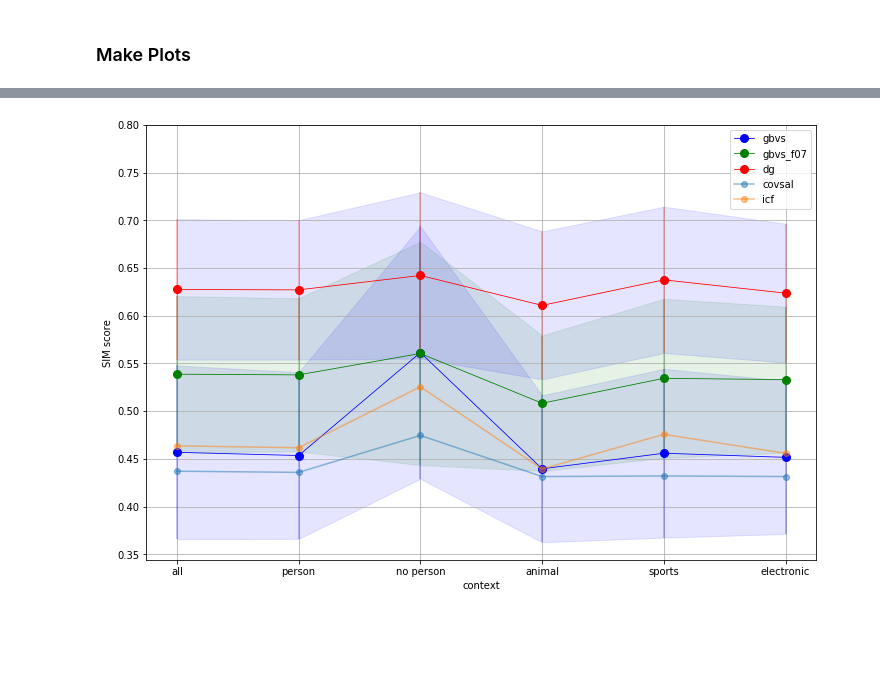
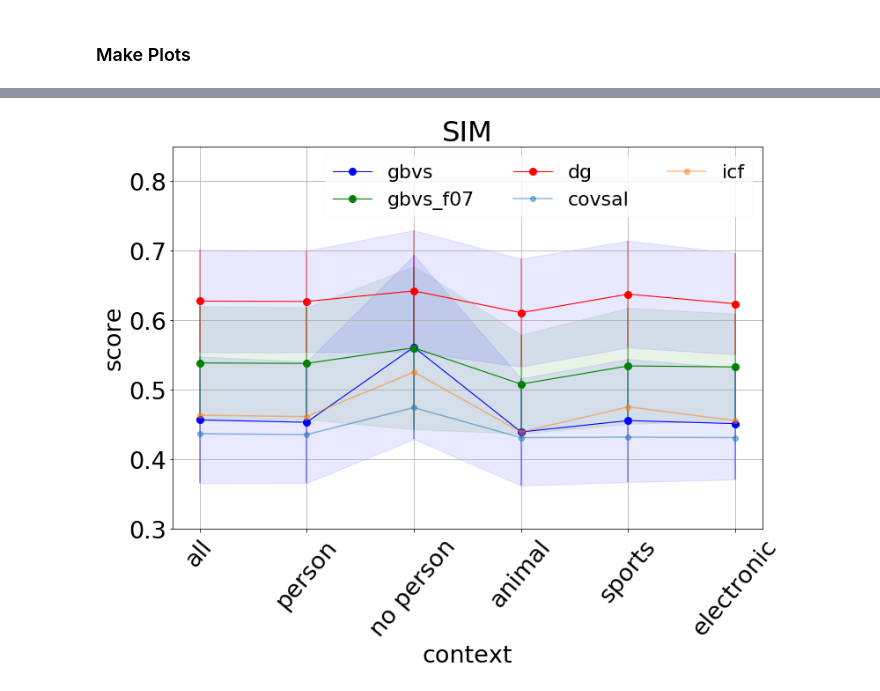
Before and after one commit to alTeska/face_saliency, a Jupyter notebook: notebooks/coco_train_just_faces/gbvs_vs_dg_0710.ipynb, the cells around one changed output, grey strips where cells are left out. Cells and saved outputs as stored; diff of their text form; code cells hidden in the pictures; blank space fills up the shorter version.

```diff
--- a/notebooks/coco_train_just_faces/gbvs_vs_dg_0710.ipynb
+++ b/notebooks/coco_train_just_faces/gbvs_vs_dg_0710.ipynb
@@ -208,8 +208,14 @@ ig_dg_s = dg_std['ig']
 ### Make Plots
 # %%
 t = np.arange(0,6)
-d = 0.8
+d = 1.1
 m = 8
+# %%
+import matplotlib.font_manager as font_manager
+font_prop = font_manager.FontProperties(size=22)
+# %%
+# plt.style.use('seaborn-poster')
+matplotlib.rcParams.update({'font.size': 27})
 # %%
 plt.subplots(figsize=(12,8))
 
@@ -268,30 +282,37 @@ plt.savefig('../plots/NSS_gbvs_performance.jpg', bbox_inches='tight', pad_inches
 # %%
 plt.subplots(figsize=(12,8))
 
 plt.plot(sim_gbvs_m, '-o', label='gbvs', linewidth=d, markersize=m, c='b');
-plt.errorbar(t, sim_gbvs_m, sim_gbvs_s, linestyle='None', c='b', label=None, alpha=0.3)
-plt.fill_between(t, sim_gbvs_m - sim_gbvs_s, sim_gbvs_m + sim_gbvs_s, color='b', alpha=0.1)
+plt.errorbar(t, sim_gbvs_m, sim_gbvs_s, linestyle='None', c='b', label=None, alpha=0.45)
+plt.fill_between(t, sim_gbvs_m - sim_gbvs_s, sim_gbvs_m + sim_gbvs_s, color='b', alpha=0.09)
 
 plt.plot(sim_gbvs_f07_m, '-o', label='gbvs_f07', linewidth=d, markersize=m, c='g');
-plt.errorbar(t, sim_gbvs_f07_m, sim_gbvs_f07_s, linestyle='None', c='g', label=None, alpha=0.3)
-plt.fill_between(t, sim_gbvs_f07_m - sim_gbvs_f07_s, sim_gbvs_f07_m + sim_gbvs_f07_s, color='g', alpha=0.1)
+plt.errorbar(t, sim_gbvs_f07_m, sim_gbvs_f07_s, linestyle='None', c='g', label=None, alpha=0.45)
+plt.fill_between(t, sim_gbvs_f07_m - sim_gbvs_f07_s, sim_gbvs_f07_m + sim_gbvs_f07_s, color='g', alpha=0.09)
 
 plt.plot(sim_dg_m, '-o', label='dg', linewidth=d, markersize=m, c='r');
-plt.errorbar(t, sim_dg_m, sim_dg_s, linestyle='None', c='r', label=None, alpha=0.3)
-plt.fill_between(t, sim_dg_m - sim_dg_s, sim_dg_m + sim_dg_s, color='b', alpha=0.1)
+plt.errorbar(t, sim_dg_m, sim_dg_s, linestyle='None', c='r', label=None, alpha=0.45)
+plt.fill_between(t, sim_dg_m - sim_dg_s, sim_dg_m + sim_dg_s, color='b', alpha=0.09)
 
 
 plt.plot(sim_covsal, '-o', label='covsal', alpha=0.5)
 plt.plot(sim_icf, '-o', label='icf', alpha=0.5)
 
+
 plt.grid()
-plt.yticks(np.arange(0.35, 0.85, step=0.05))
-plt.ylabel('SIM score')
+plt.yticks(np.arange(0.3, 0.91, step=0.1))
+plt.ylim(0.3, 0.85)
+plt.ylabel('score')
+plt.title('SIM')
 plt.xlabel('context')
-plt.legend();
+plt.xticks(rotation=50)
+
+leg = plt.legend(loc=0, ncol=3, prop=font_prop)
+leg.get_frame().set_linewidth(0.1)
+
 plt.savefig('../plots/SIM_gbvs_performance.jpg', bbox_inches='tight', pad_inches=0)
 # %% [output]
-[figure, old version]
+[figure, new version]
 # %%
 plt.subplots(figsize=(12,8))
 
```
Also changed, not shown: parts of 3 cells of this notebook, 46 other files.
